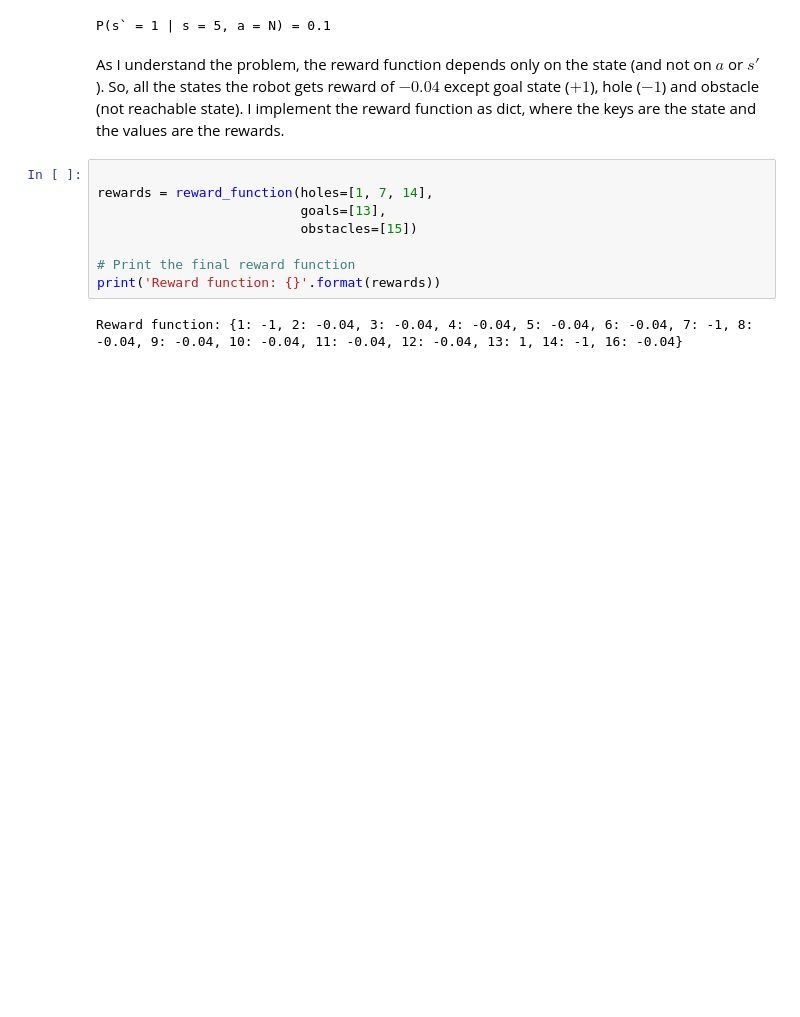
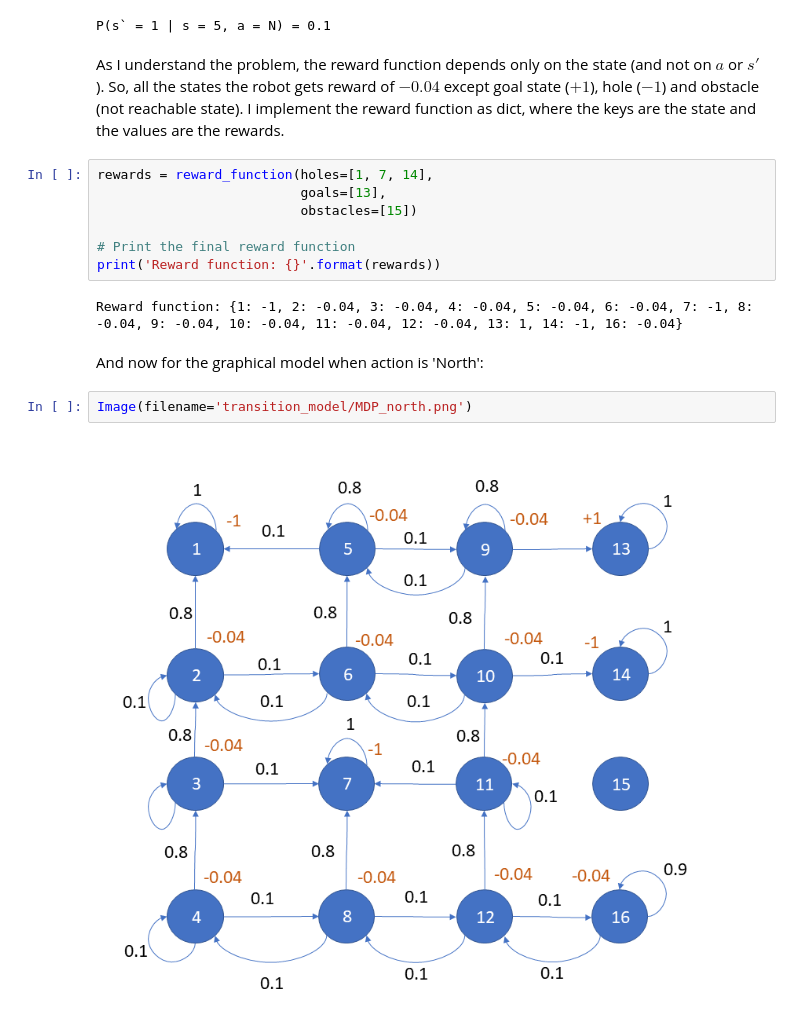
Before and after one commit to evyatarluv/Intelligent-Robotic-Systems, a Jupyter notebook: MDP/report.ipynb, the cells around one changed output. Drawn from its saved outputs; the diff is of its cells as text; blank space fills up the shorter version.

```diff
--- a/MDP/report.ipynb
+++ b/MDP/report.ipynb
@@ -66,7 +66,6 @@ So, all the states the robot gets reward of $-0.04$ except goal state ($+1$), ho
 and obstacle (not reachable state). I implement the reward function as dict, where the keys are the state
 and the values are the rewards.
 # %%
-
 rewards = reward_function(holes=[1, 7, 14],
                           goals=[13],
                           obstacles=[15])
@@ -75,3 +74,9 @@ rewards = reward_function(holes=[1, 7, 14],
 print('Reward function: {}'.format(rewards))
 # %% [output]
 Reward function: {1: -1, 2: -0.04, 3: -0.04, 4: -0.04, 5: -0.04, 6: -0.04, 7: -1, 8: -0.04, 9: -0.04, 10: -0.04, 11: -0.04, 12: -0.04, 13: 1, 14: -1, 16: -0.04}
+# %% [markdown]
+And now for the graphical model when action is 'North':
+# %%
+Image(filename='transition_model/MDP_north.png')
+# %% [output]
+[figure, added]
```
Also changed, not shown: parts of 2 cells of this notebook, 1 other file.
